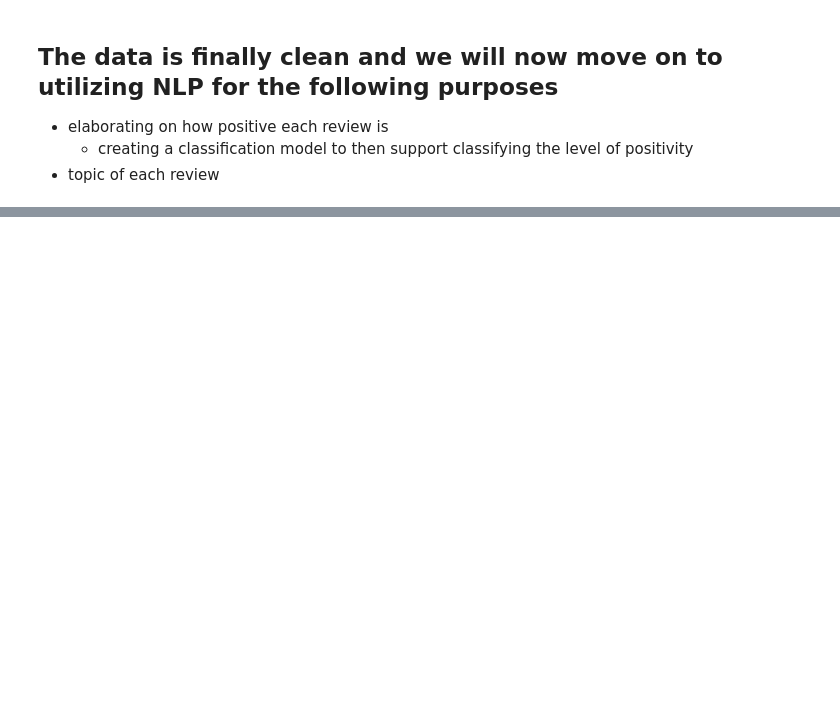
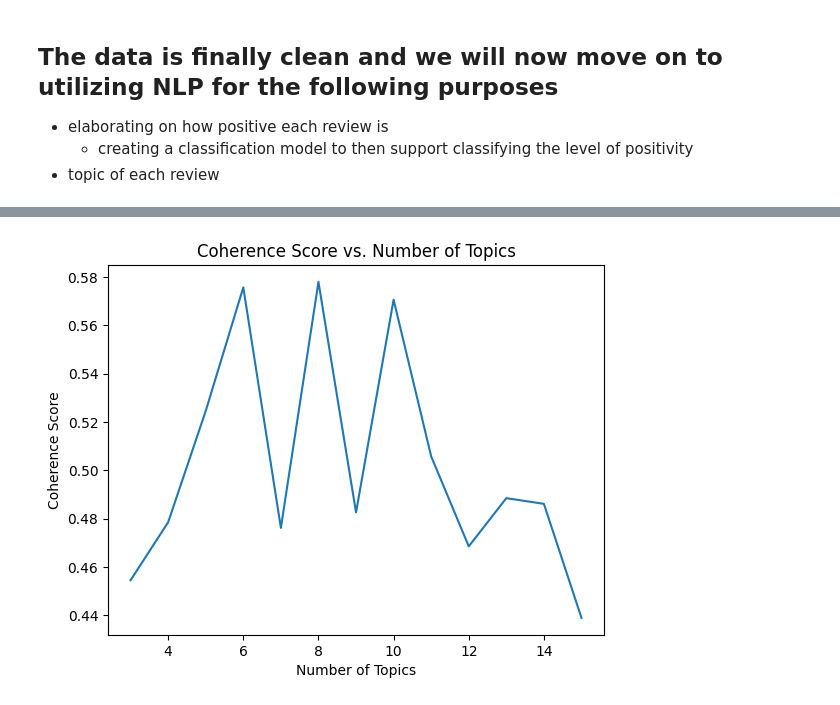
Before and after one commit to Adamb0lt/Amazon_product_reviews_analysis_stats, a Jupyter notebook: amazon_reviews.ipynb, the cells around one changed output, grey strips where cells are left out. Drawn from its saved outputs; the diff is of its cells as text; code cells hidden in the pictures; blank space fills up the shorter version.

Commit message:
Updated libraries. Topic modeling is done. Regression left

```diff
--- a/amazon_reviews.ipynb
+++ b/amazon_reviews.ipynb
@@ -254,0 +510,17 @@ product_reviews_2.words()
+# %%
+# Creating a dictionary mapping words to unique IDs
+id2word = corpora.Dictionary(data_words)
+
+# Creating a bag-of-words representation of the corpus
+corpus = []
+for text in data_words:
+    # Converting each document to a bag-of-words format
+    new = id2word.doc2bow(text)
+    corpus.append(new)
+
+# Printing the bag-of-words representation of the first document (up to the first 20 elements)
+print(corpus[0][0:20])
+
+# Retrieving the word corresponding to the first unique ID in the dictionary
+word = id2word[[0][:1][0]]
+print(word)
@@ -254,0 +532,33 @@ product_reviews_2.words()
+# %%
+# Example hyperparameter tuning
+import numpy as np
+import matplotlib.pyplot as plt
+
+# Vary the number of topics
+num_topics_list = list(range(3, 16))
+coherence_scores = []
+
+#creates a model for each number of topics in the range and then produces a coherence model to see how well words in the clusters are connected to each other in making a topic
+for num_topics in num_topics_list:
+    lda_model = gensim.models.ldamodel.LdaModel(
+        corpus=corpus,
+        id2word=id2word,
+        num_topics=num_topics,
+        random_state=100,
+        update_every=1,
+        chunksize=100,
+        passes=10,
+        alpha="auto"
+    )
+    coherence_model = CoherenceModel(model=lda_model, texts=data_words, dictionary=id2word, coherence='c_v')
+    coherence_score = coherence_model.get_coherence()
+    coherence_scores.append(coherence_score)
+
+# Plot the coherence scores, highest is the best
+plt.plot(num_topics_list, coherence_scores)
+plt.xlabel('Number of Topics')
+plt.ylabel('Coherence Score')
+plt.title('Coherence Score vs. Number of Topics')
+plt.show()
+# %% [output]
+[figure, added]
```
Also changed, not shown: parts of 44 cells of this notebook.
